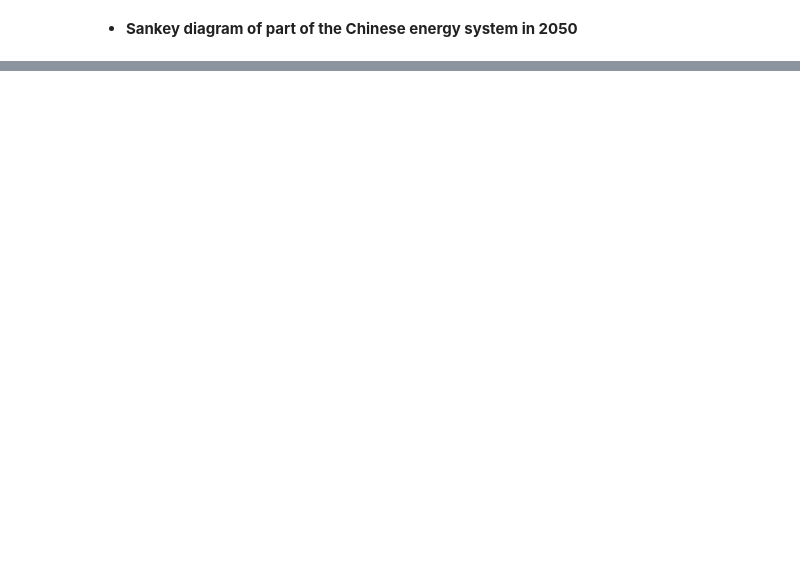
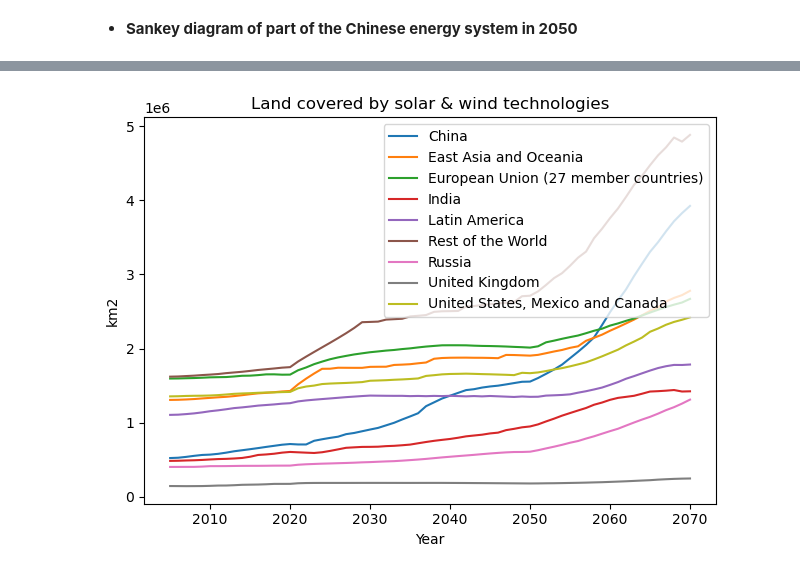
Before and after one commit to Tristan22400/IAMC_format, a Jupyter notebook: Visualization/Report.ipynb, the cells around one changed output, grey strips where cells are left out. Saved outputs shown, nothing was run; the diff lists cells and outputs as text; code cells hidden in the pictures; blank space fills up the shorter version.

Commit message:
Development visual report

```diff
--- a/Visualization/Report.ipynb
+++ b/Visualization/Report.ipynb
@@ -102,0 +113,9 @@ plotly.io.show(data)
+# %%
+data = df.filter(**args, variable="Land Cover|Energy").filter(region="World", keep=False)
+
+data.plot(title="Land covered by solar & wind technologies", color="region")
+plt.legend(loc=1)
+plt.tight_layout()
+plt.show()
+# %% [output]
+[figure, added]
```
Also changed, not shown: parts of 8 cells of this notebook, 1 other file.
